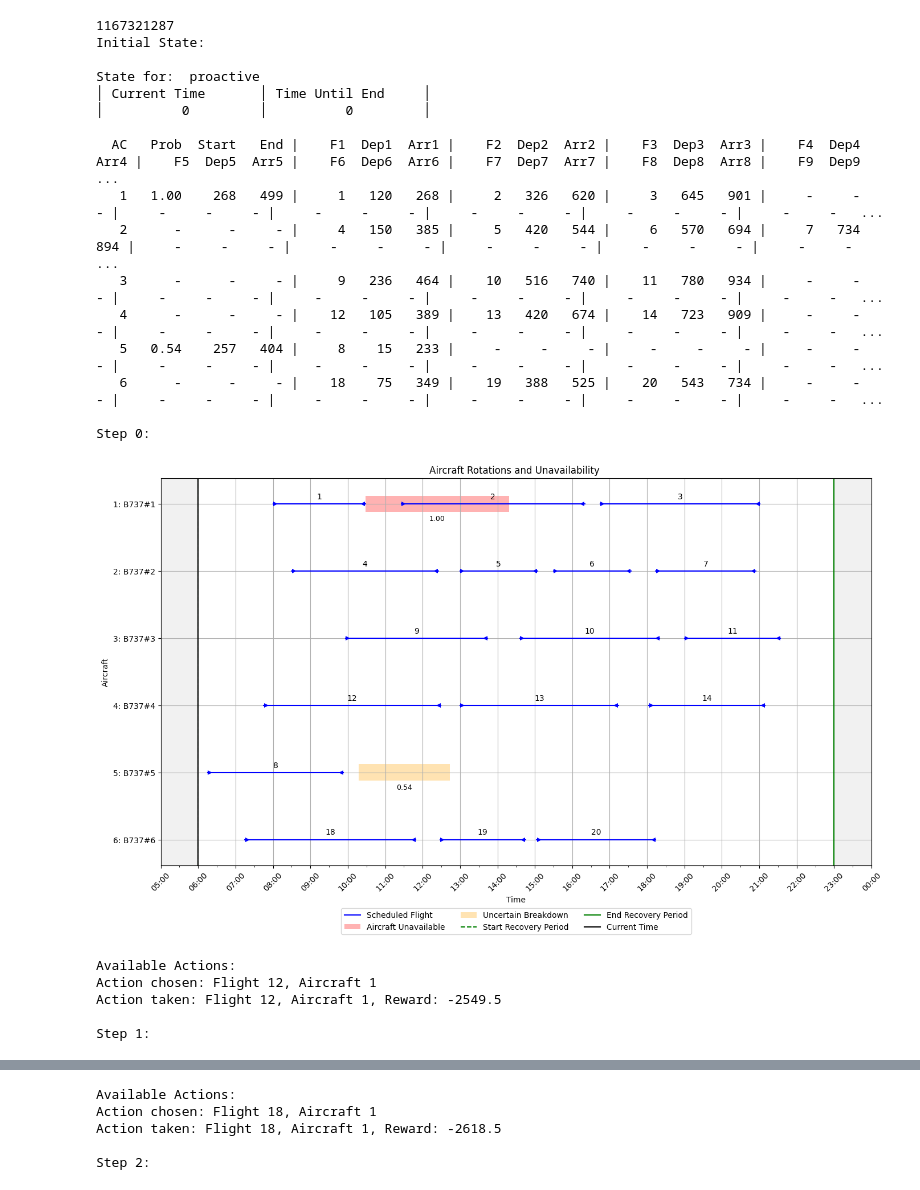
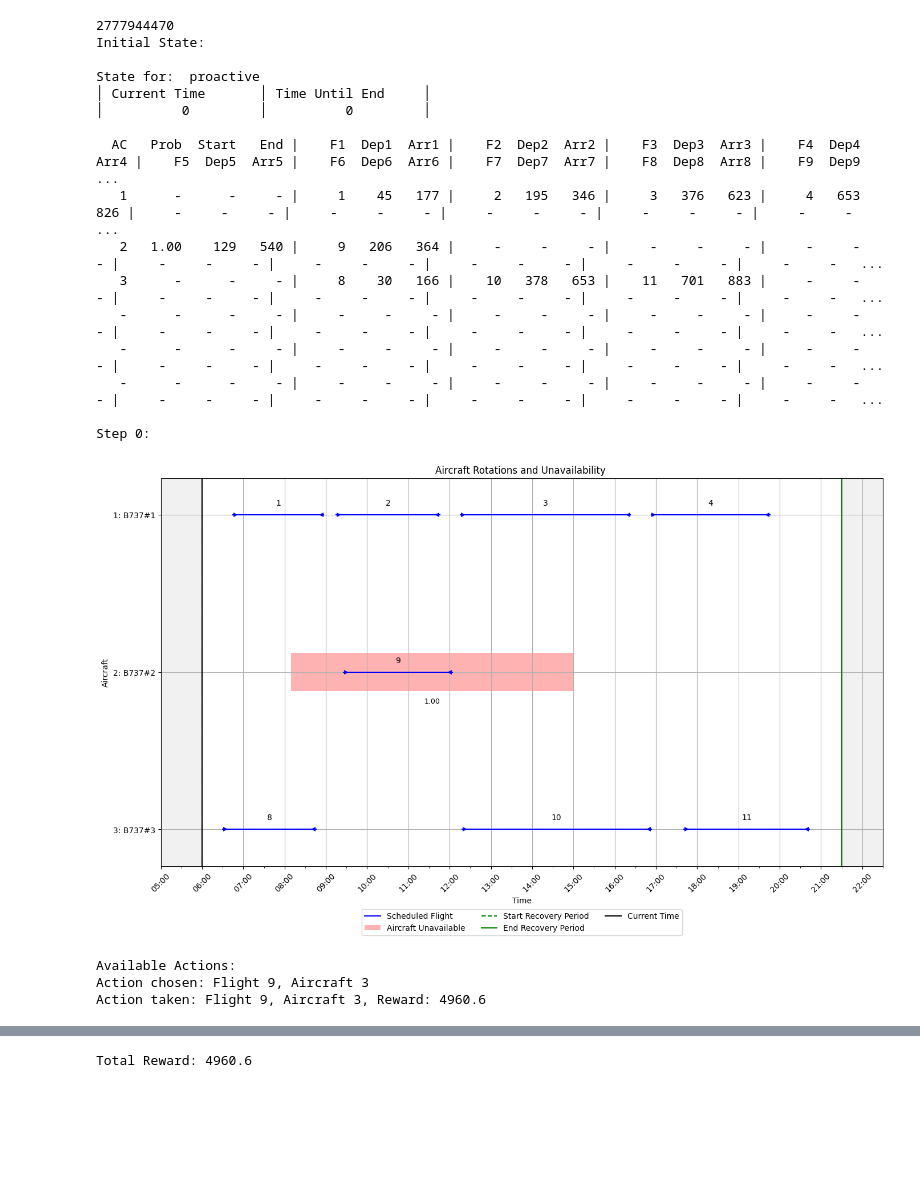
Before and after one commit to elisabethoost/msc-thesis-drl-adm, a Jupyter notebook: notebooks_utils/inference_manual.ipynb, the cells around one changed output, grey strips where cells are left out. Saved outputs shown, nothing was run; the diff lists cells and outputs as text; code cells hidden in the pictures; blank space fills up the shorter version.

```diff
--- a/notebooks_utils/inference_manual.ipynb
+++ b/notebooks_utils/inference_manual.ipynb
@@ -143,44 +143,42 @@ def run_user_agent(scenario_folder):
 
     # Final plot after the simulation ends
     state_plotter.plot_state(
         updated_flights_dict, swapped_flights, environment_delayed_flights, cancelled_flights,
         current_datetime + timedelta(hours=TIMESTEP_HOURS)
     )
 
     print(f"Total Reward: {total_reward}")
 
 # Set the scenario folder
 # SCENARIO_FOLDER = "../data/Training/3ac-100/Scenario_57"
 
 # SCENARIO_FOLDER = "../data/Training/3ac-5-deterministic-na/Scenario_02"
-SCENARIO_FOLDER = "../data/Training/6ac-700-diverse/mixed_medium_Scenario_064"
+SCENARIO_FOLDER = "../data/Training/3ac-5-deterministic-na/Scenario_05"
 
 # Verify folder exists
 if not os.path.exists(SCENARIO_FOLDER):
     raise FileNotFoundError(f"Scenario folder not found: {SCENARIO_FOLDER}")
 
 # Run the agent
 run_user_agent(SCENARIO_FOLDER)
 # %% [output]
-1167321287
+2777944470
 Initial State:
 
 State for:  proactive
 │ Current Time       │ Time Until End     │
 │          0         │          0         │
 
   AC   Prob  Start   End |    F1  Dep1  Arr1 |    F2  Dep2  Arr2 |    F3  Dep3  Arr3 |    F4  Dep4  Arr4 |    F5  Dep5  Arr5 |    F6  Dep6  Arr6 |    F7  Dep7  Arr7 |    F8  Dep8  Arr8 |    F9  Dep9   ...
-   1   1.00    268   499 |     1   120   268 |     2   326   620 |     3   645   901 |     -     -     - |     -     -     - |     -     -     - |     -     -     - |     -     -     - |     -     -   ...
-   2      -      -     - |     4   150   385 |     5   420   544 |     6   570   694 |     7   734   894 |     -     -     - |     -     -     - |     -     -     - |     -     -     - |     -     -   ...
-   3      -      -     - |     9   236   464 |    10   516   740 |    11   780   934 |     -     -     - |     -     -     - |     -     -     - |     -     -     - |     -     -     - |     -     -   ...
-   4      -      -     - |    12   105   389 |    13   420   674 |    14   723   909 |     -     -     - |     -     -     - |     -     -     - |     -     -     - |     -     -     - |     -     -   ...
-   5   0.54    257   404 |     8    15   233 |     -     -     - |     -     -     - |     -     -     - |     -     -     - |     -     -     - |     -     -     - |     -     -     - |     -     -   ...
-   6      -      -     - |    18    75   349 |    19   388   525 |    20   543   734 |     -     -     - |     -     -     - |     -     -     - |     -     -     - |     -     -     - |     -     -   ...
+   1      -      -     - |     1    45   177 |     2   195   346 |     3   376   623 |     4   653   826 |     -     -     - |     -     -     - |     -     -     - |     -     -     - |     -     -   ...
+   2   1.00    129   540 |     9   206   364 |     -     -     - |     -     -     - |     -     -     - |     -     -     - |     -     -     - |     -     -     - |     -     -     - |     -     -   ...
+   3      -      -     - |     8    30   166 |    10   378   653 |    11   701   883 |     -     -     - |     -     -     - |     -     -     - |     -     -     - |     -     -     - |     -     -   ...
+   -      -      -     - |     -     -     - |     -     -     - |     -     -     - |     -     -     - |     -     -     - |     -     -     - |     -     -     - |     -     -     - |     -     -   ...
+   -      -      -     - |     -     -     - |     -     -     - |     -     -     - |     -     -     - |     -     -     - |     -     -     - |     -     -     - |     -     -     - |     -     -   ...
+   -      -      -     - |     -     -     - |     -     -     - |     -     -     - |     -     -     - |     -     -     - |     -     -     - |     -     -     - |     -     -     - |     -     -   ...
 
 Step 0:
-[figure, old version]
+[figure, new version]
 Available Actions:
-Action chosen: Flight 12, Aircraft 1
-Action taken: Flight 12, Aircraft 1, Reward: -2549.5
-
-Step 1:
+Action chosen: Flight 9, Aircraft 3
+Action taken: Flight 9, Aircraft 3, Reward: 4960.6
@@ -188,5 +186 @@ Step 1:
-Available Actions:
-Action chosen: Flight 18, Aircraft 1
-Action taken: Flight 18, Aircraft 1, Reward: -2618.5
-
-Step 2:
+Total Reward: 4960.6
```
Also changed, not shown: parts of 1 cell of this notebook, 7 other files.
